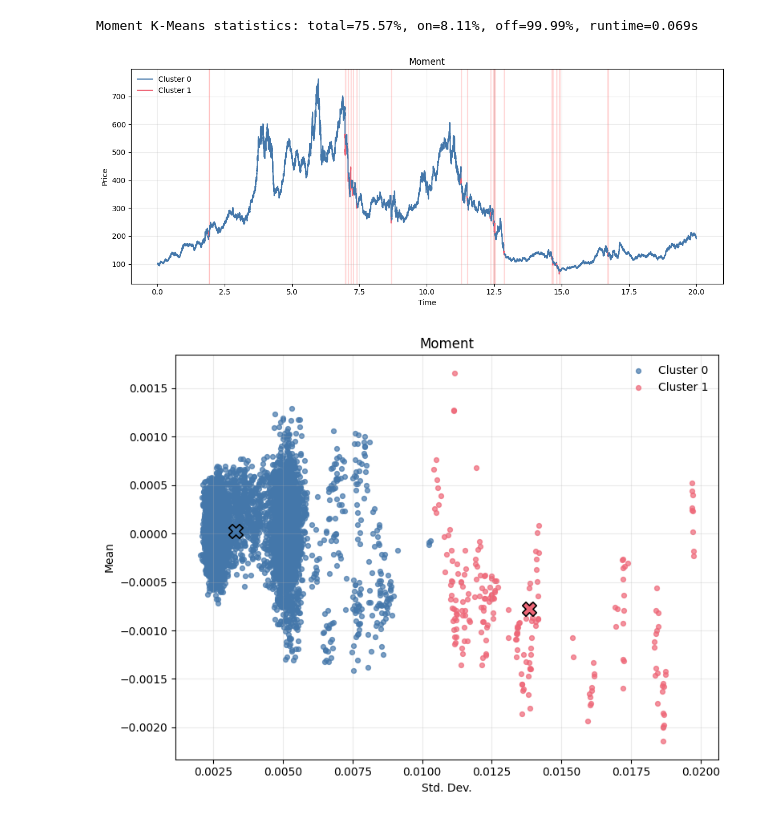
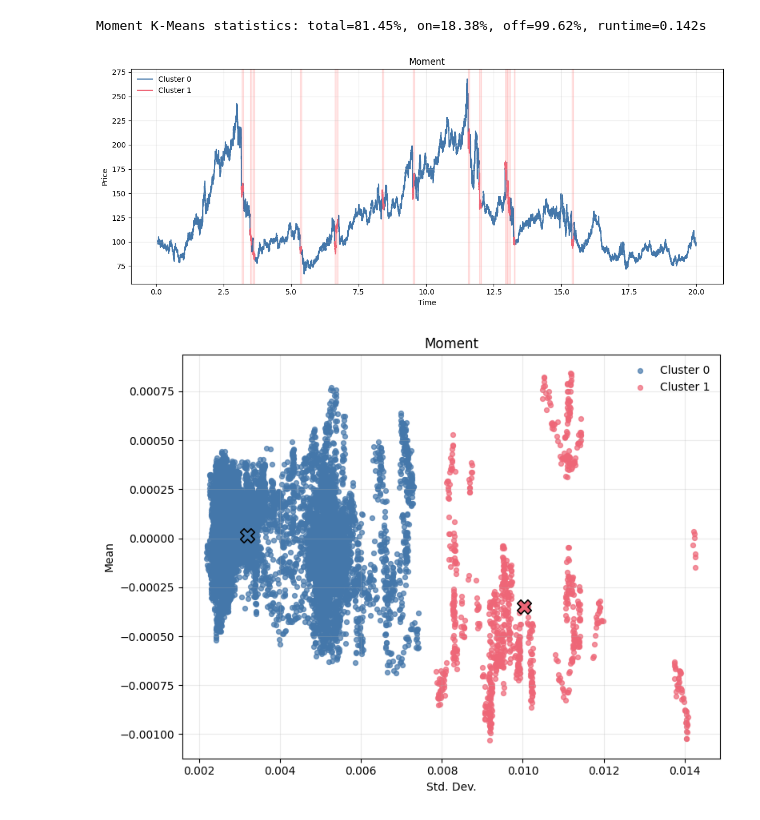
Before and after one commit to laurence1126/Wasserstein-Regime-Clustering, a Jupyter notebook: jupyter/jump_diffusion_compare.ipynb, the cells around one changed output. Saved outputs shown, nothing was run; the diff lists cells and outputs as text; code cells hidden in the pictures.

```diff
--- a/jupyter/jump_diffusion_compare.ipynb
+++ b/jupyter/jump_diffusion_compare.ipynb
@@ -9,9 +9,8 @@ CLUSTER_PALETTE[1], CLUSTER_PALETTE[2] = CLUSTER_PALETTE[2], CLUSTER_PALETTE[1]
 # %%
 mb = MertonBenchmark(
     n_runs=50,
-    window=144,
-    step=12,
-    random_state=42
+    random_state=42,
+    algorithm_windows={"Wasserstein": (72, 12), "Moment": (360, 6)}
 )
 result, details, stats = mb.run(return_details=True)
 result
@@ -23,6 +23,6 @@ result
 # %%
-idx = -1
+idx = 20
 rec = details[idx]
 plot_regimes_over_price(rec["prices"], rec["truth"], highlight_clusters=[1], title="True Regimes")
-scatter_mean_variance(rec["segments"], rec["truth"], title="True Regimes")
+scatter_mean_variance(rec["segments"]["Truth"], rec["truth"], title="True Regimes")
 # %% [output]
@@ -39,8 +39,8 @@ Wasserstein K-Means statistics: total=98.76%, on=97.31%, off=99.28%, runtime=0.8
 # %%
 print("Moment K-Means statistics:", stats["Moment"][idx])
 plot_regimes_over_price(rec["prices"], rec["predictions"]["Moment"], highlight_clusters=[1], title="Moment")
-scatter_mean_variance(rec["segments"], rec["predictions"]["Moment"], title="Moment")
+scatter_mean_variance(rec["segments"]["Moment"], rec["predictions"]["Moment"], title="Moment")
 # %% [output]
-Moment K-Means statistics: total=75.57%, on=8.11%, off=99.99%, runtime=0.069s
+Moment K-Means statistics: total=81.45%, on=18.38%, off=99.62%, runtime=0.142s
-[figure, old version]
+[figure, new version]
-[figure, old version]
+[figure, new version]
```
Also changed, not shown: parts of 4 cells of this notebook, 5 other files.
